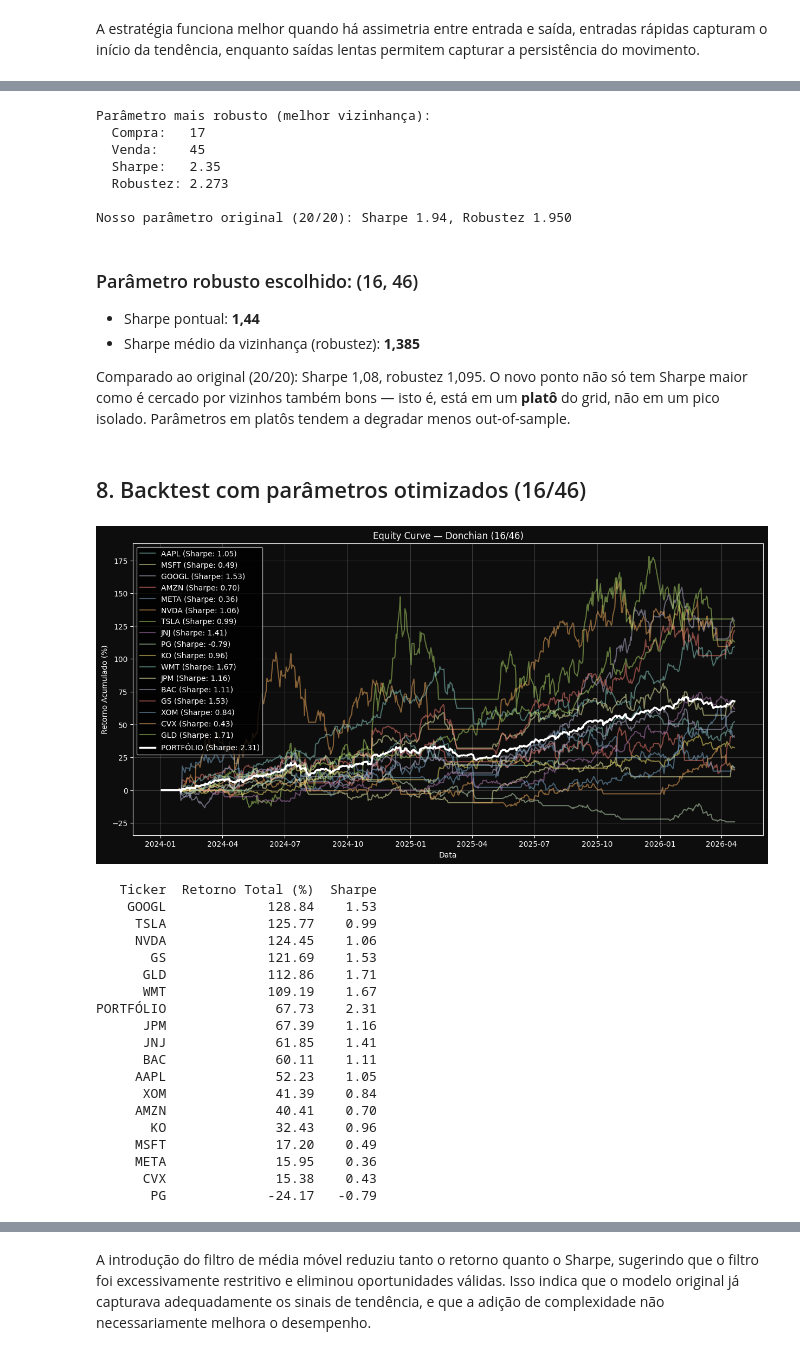
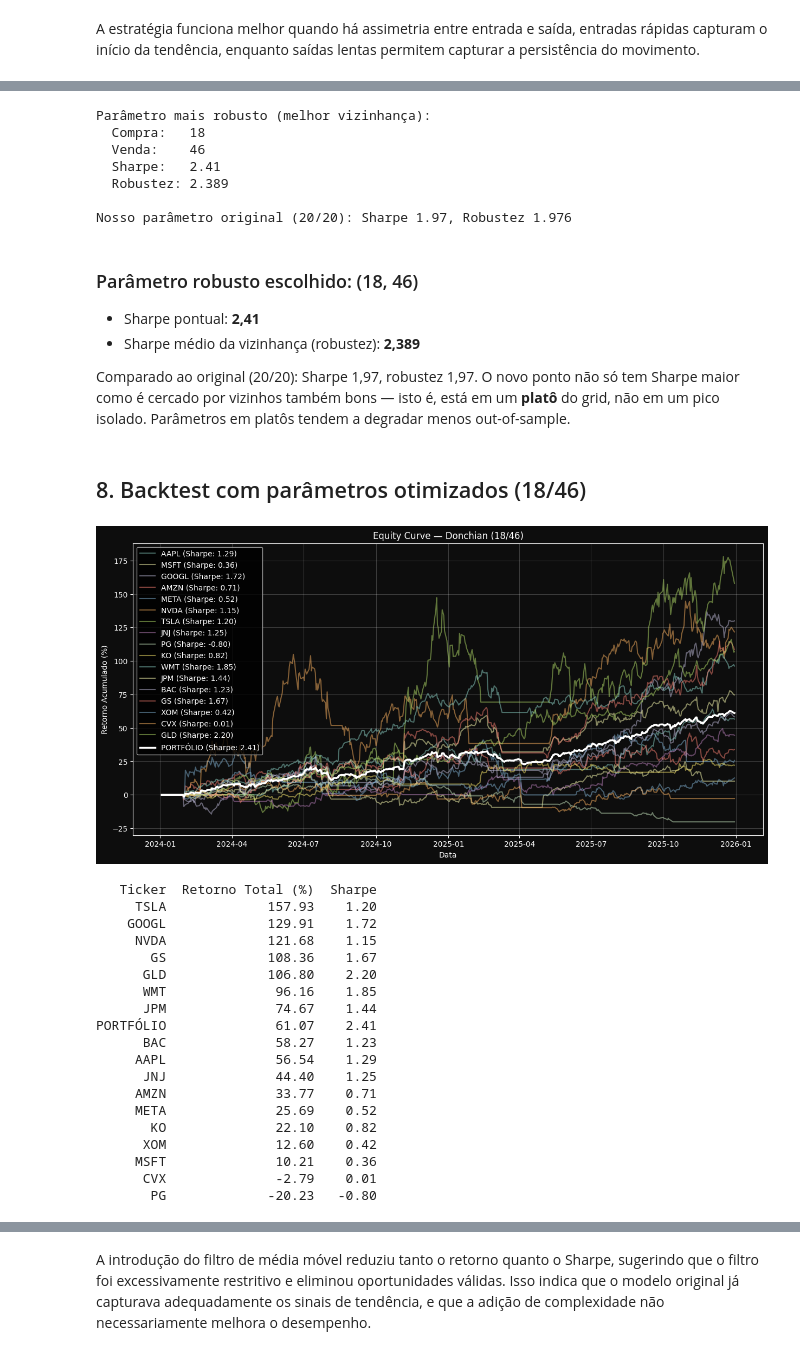
Before and after one commit to luizehp/Investment-Strategy-Backtest, a Jupyter notebook: proj_quant2.ipynb, the cells around one changed output, grey strips where cells are left out. Cells and saved outputs as stored; diff of their text form; code cells hidden in the pictures.

```diff
--- a/proj_quant2.ipynb
+++ b/proj_quant2.ipynb
@@ -27,10 +27,9 @@ import datetime as dt
 import pandas as pd
 import matplotlib.pyplot as plt
 import plotly.graph_objects as go
-from plotly.subplots import make_subplots
 
 start_date = dt.datetime(2024, 1, 1)
-end_date = dt.datetime(2026, 4, 21)
+end_date = dt.datetime(2025, 12, 31)
 # tickers = ["AAPL", "MSFT", "GOOGL", "AMZN", "META", "NVDA", "TSLA"]
 tickers = [
     # Magnificent 7
@@ -650,23 +649,23 @@ print(f"  Robustez: {best['Robustez']:.3f}")
 print(f"\nNosso parâmetro original (20/20): Sharpe {sens_df[(sens_df['Compra']==20) & (sens_df['Venda']==20)]['Sharpe'].values[0]}, Robustez {sens_df[(sens_df['Compra']==20) & (sens_df['Venda']==20)]['Robustez'].values[0]:.3f}")
 # %% [output]
 Parâmetro mais robusto (melhor vizinhança):
-  Compra:   17
-  Venda:    45
-  Sharpe:   2.35
-  Robustez: 2.273
+  Compra:   18
+  Venda:    46
+  Sharpe:   2.41
+  Robustez: 2.389
 
-Nosso parâmetro original (20/20): Sharpe 1.94, Robustez 1.950
+Nosso parâmetro original (20/20): Sharpe 1.97, Robustez 1.976
 # %% [markdown]
-### Parâmetro robusto escolhido: (16, 46)
+### Parâmetro robusto escolhido: (18, 46)
 
-- Sharpe pontual: **1,44**
-- Sharpe médio da vizinhança (robustez): **1,385**
+- Sharpe pontual: **2,41**
+- Sharpe médio da vizinhança (robustez): **2,389**
 
-Comparado ao original (20/20): Sharpe 1,08, robustez 1,095. O novo ponto não só tem Sharpe maior como é cercado por vizinhos também bons — isto é, está em um **platô** do grid, não em um pico isolado. Parâmetros em platôs tendem a degradar menos out-of-sample.
+Comparado ao original (20/20): Sharpe 1,97, robustez 1,97. O novo ponto não só tem Sharpe maior como é cercado por vizinhos também bons — isto é, está em um **platô** do grid, não em um pico isolado. Parâmetros em platôs tendem a degradar menos out-of-sample.
 # %% [markdown]
-## 8. Backtest com parâmetros otimizados (16/46)
+## 8. Backtest com parâmetros otimizados (18/46)
 # %%
-resultados_novos = backtest_donchian(tickers, data, 16, 46)
+resultados_novos = backtest_donchian(tickers, data, 18, 46)
 
 TRADING_DAYS = 252
 
@@ -682,52 +681,52 @@ for ticker, df in resultados_novos.items():
 
     sharpe = (retornos.mean() / retornos.std()) * (TRADING_DAYS ** 0.5)
     retorno_total = df['Cumulative_Return'].iloc[-1] * 100
 
     tabela.append({'Ticker': ticker,
                    'Retorno Total (%)': round(retorno_total, 2),
                    'Sharpe': round(sharpe, 2)})
 
     retornos_diarios_todos.append(retornos)
     ax.plot(df.index, df['Cumulative_Return'] * 100, label=f"{ticker} (Sharpe: {sharpe:.2f})", alpha=0.5)
 
 portfolio_returns = pd.concat(retornos_diarios_todos, axis=1).mean(axis=1)
 portfolio_cumulative = (portfolio_returns + 1).cumprod() - 1
 portfolio_sharpe = (portfolio_returns.mean() / portfolio_returns.std()) * (TRADING_DAYS ** 0.5)
 tabela.append({'Ticker': 'PORTFÓLIO',
                'Retorno Total (%)': round(portfolio_cumulative.iloc[-1] * 100, 2),
                'Sharpe': round(portfolio_sharpe, 2)})
 ax.plot(portfolio_cumulative.index, portfolio_cumulative * 100,
         label=f"PORTFÓLIO (Sharpe: {portfolio_sharpe:.2f})",
         color='white', linewidth=2.5)
 
-ax.set_title("Equity Curve — Donchian (16/46)", color='white')
+ax.set_title("Equity Curve — Donchian (18/46)", color='white')
 ax.set_xlabel("Data", color='white')
 ax.set_ylabel("Retorno Acumulado (%)", color='white')
 ax.tick_params(colors='white')
 ax.legend()
 ax.grid(True, alpha=0.2)
 plt.show()
 
 print(pd.DataFrame(tabela).sort_values('Retorno Total (%)', ascending=False).to_string(index=False))
 # %% [output]
-[figure, old version]
+[figure, new version]
    Ticker  Retorno Total (%)  Sharpe
-    GOOGL             128.84    1.53
-     TSLA             125.77    0.99
-     NVDA             124.45    1.06
-       GS             121.69    1.53
-      GLD             112.86    1.71
-      WMT             109.19    1.67
-PORTFÓLIO              67.73    2.31
-      JPM              67.39    1.16
-      JNJ              61.85    1.41
-      BAC              60.11    1.11
-     AAPL              52.23    1.05
-      XOM              41.39    0.84
-     AMZN              40.41    0.70
-       KO              32.43    0.96
-     MSFT              17.20    0.49
-     META              15.95    0.36
-      CVX              15.38    0.43
-       PG             -24.17   -0.79
+     TSLA             157.93    1.20
+    GOOGL             129.91    1.72
+     NVDA             121.68    1.15
+       GS             108.36    1.67
+      GLD             106.80    2.20
+      WMT              96.16    1.85
+      JPM              74.67    1.44
+PORTFÓLIO              61.07    2.41
+      BAC              58.27    1.23
+     AAPL              56.54    1.29
+      JNJ              44.40    1.25
+     AMZN              33.77    0.71
+     META              25.69    0.52
+       KO              22.10    0.82
+      XOM              12.60    0.42
+     MSFT              10.21    0.36
+      CVX              -2.79    0.01
+       PG             -20.23   -0.80
 # %% [markdown]
```
Also changed, not shown: parts of 33 cells of this notebook.
